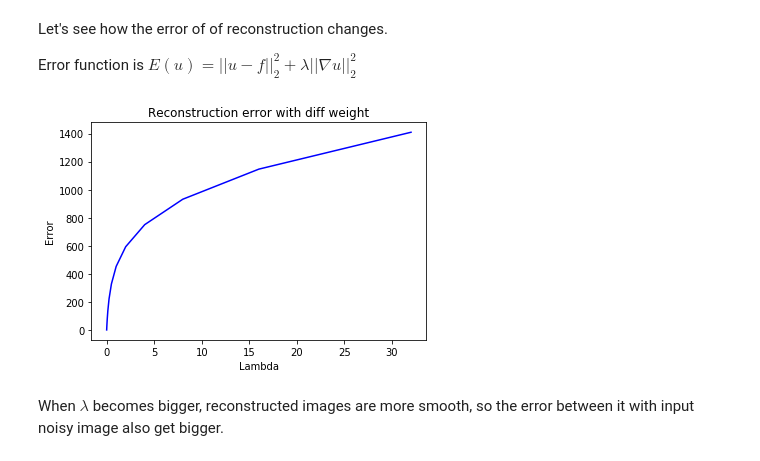
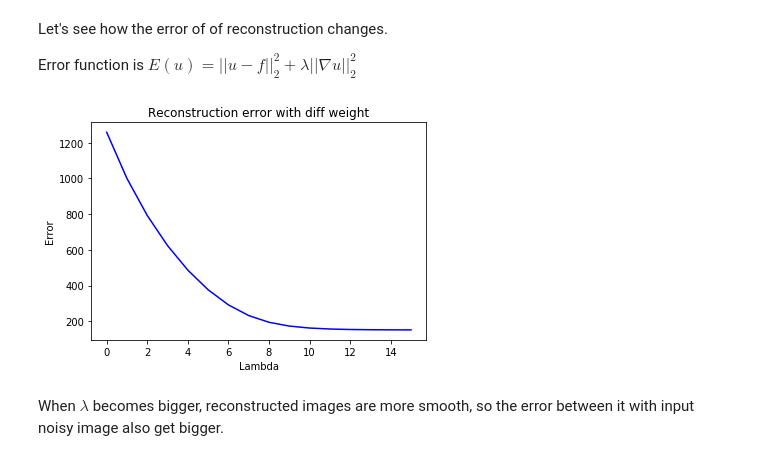
Before and after one commit to z1ggy-o/assignment01, a Jupyter notebook: assignment11/assignment11.ipynb, the cells around one changed output. Drawn from its saved outputs; the diff is of its cells as text; code cells hidden in the pictures.

```diff
--- a/assignment11/assignment11.ipynb
+++ b/assignment11/assignment11.ipynb
@@ -238,7 +238,8 @@ def denoising(row, col, weight, img_noisy):
     img_recon = compute_param(matrix_A, b)
 
     # compute error
-    cost_func = np.inner(matrix_A, img_recon) - b
+    b_clear = create_tilde_b(row, col, im)
+    cost_func = np.inner(matrix_A, img_recon) - b_clear
     error = np.linalg.norm(cost_func)**2
 
     # transform to matrix shape
@@ -368,12 +369,14 @@ Let's see how the error of of reconstruction changes.
 
 Error function is $E(u) = ||u-f||_{2}^{2} + \lambda||\nabla u||_{2}^{2}$
 # %%
+l = [0,1,2,3,4,5,6,7,8,9,10,11,12,13,14,15]
+
 plt.title("Reconstruction error with diff weight")
-plt.plot(lambdas, error_histo, 'b-')
+plt.plot(error_histo, 'b-')
 plt.xlabel('Lambda')
 plt.ylabel('Error')
 plt.show()
 # %% [output]
-[figure, old version]
+[figure, new version]
 # %% [markdown]
 When $\lambda$ becomes bigger, reconstructed images are more smooth, so the error between it with input noisy image also get bigger.
```
Also changed, not shown: 4 other files.
